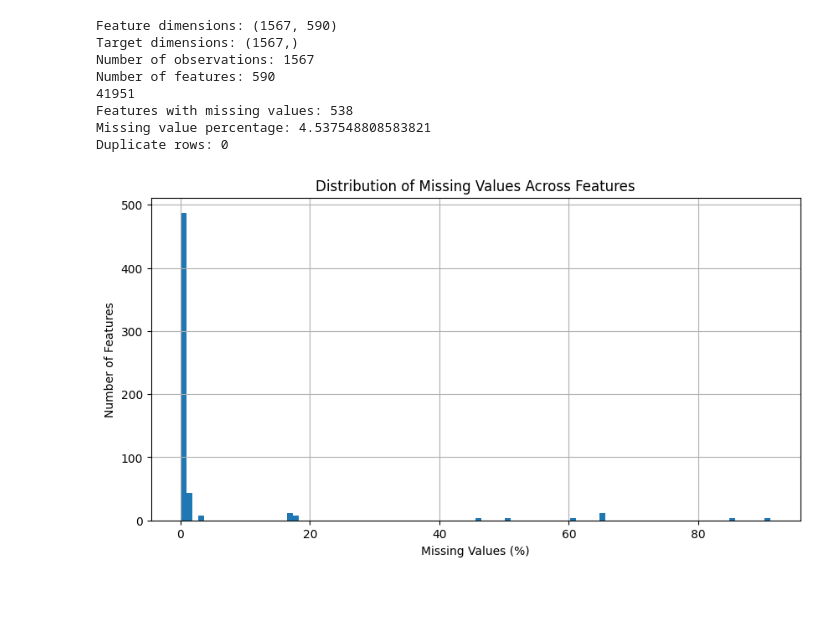
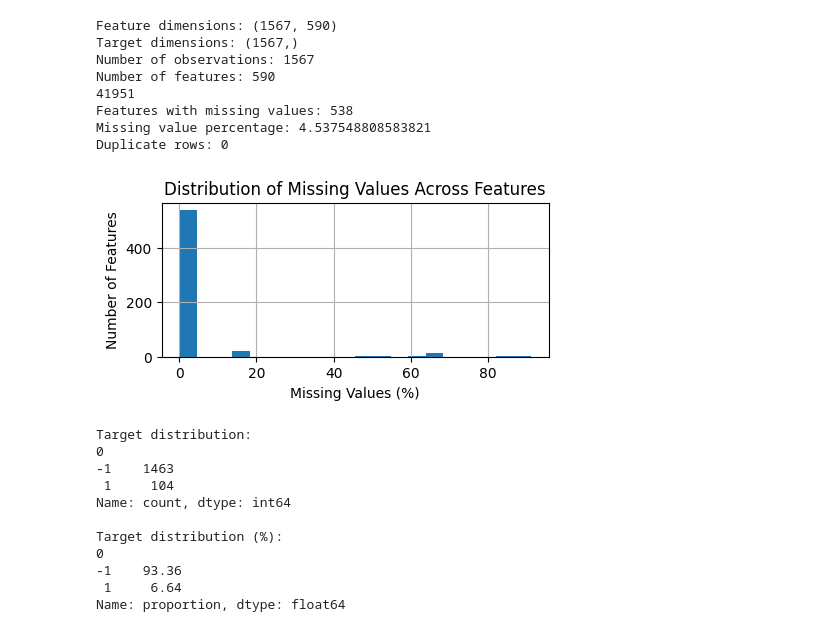
Before and after one commit to dbamunu/secom, a Jupyter notebook: notebooks/1_understand_data.ipynb, the cells around one changed output. Saved outputs shown, nothing was run; the diff lists cells and outputs as text; code cells hidden in the pictures; blank space fills up the shorter version.

```diff
--- a/notebooks/1_understand_data.ipynb
+++ b/notebooks/1_understand_data.ipynb
@@ -82,16 +73,36 @@ missing_summary = missing_summary.sort_values(
 # %%
 import matplotlib.pyplot as plt
 
 missing_summary["missing_percentage"].plot(
     kind="hist",
-    bins=100,
+    bins=20,
     grid=True,
-    figsize=(10, 5)
+    figsize=(5, 2)
 )
 
 plt.title("Distribution of Missing Values Across Features")
 plt.xlabel("Missing Values (%)")
 plt.ylabel("Number of Features")
 plt.show()
 # %% [output]
-[figure, old version]
+[figure, new version]
+# %%
+# Count each quality outcome
+print("Target distribution:")
+print(y.value_counts().sort_index())
+
+# Calculate percentages
+print("\nTarget distribution (%):")
+print((y.value_counts(normalize=True).sort_index() * 100).round(2))
+# %% [output]
+Target distribution:
+0
+-1    1463
+ 1     104
+Name: count, dtype: int64
+
+Target distribution (%):
+0
+-1    93.36
+ 1     6.64
+Name: proportion, dtype: float64
```
Also changed, not shown: parts of 4 cells of this notebook.
